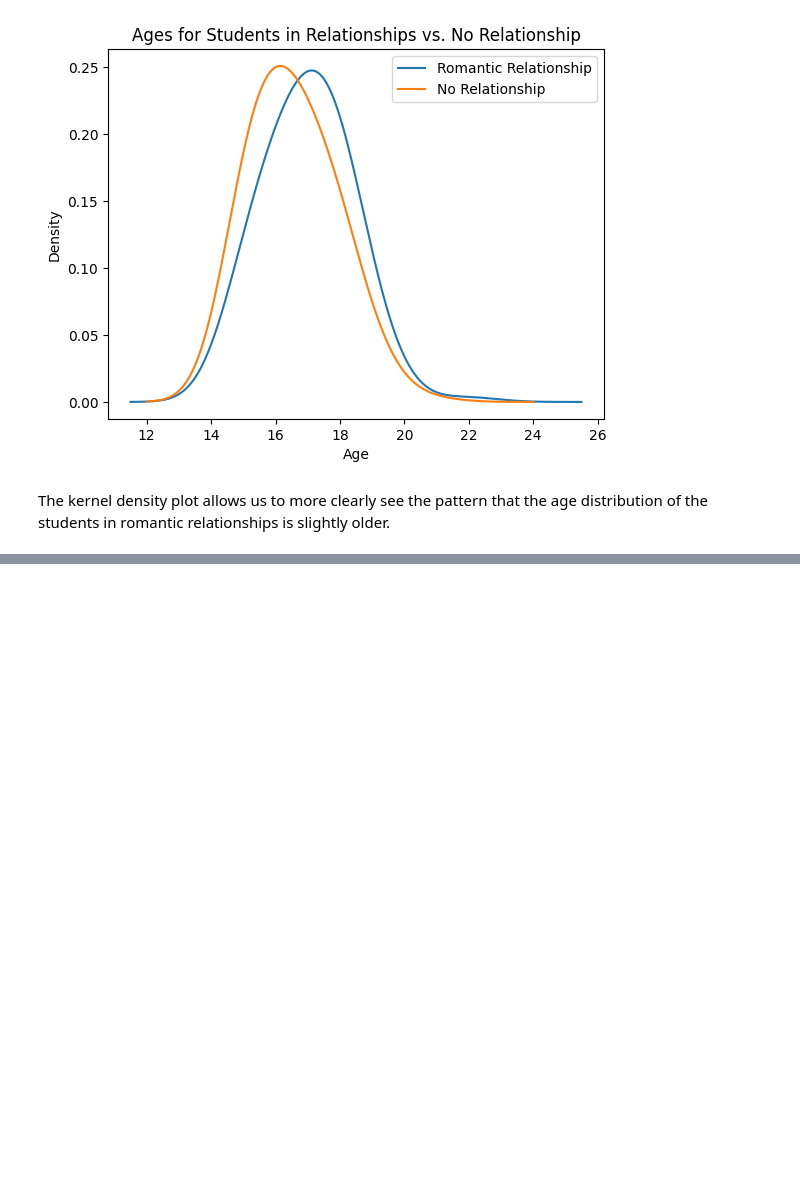
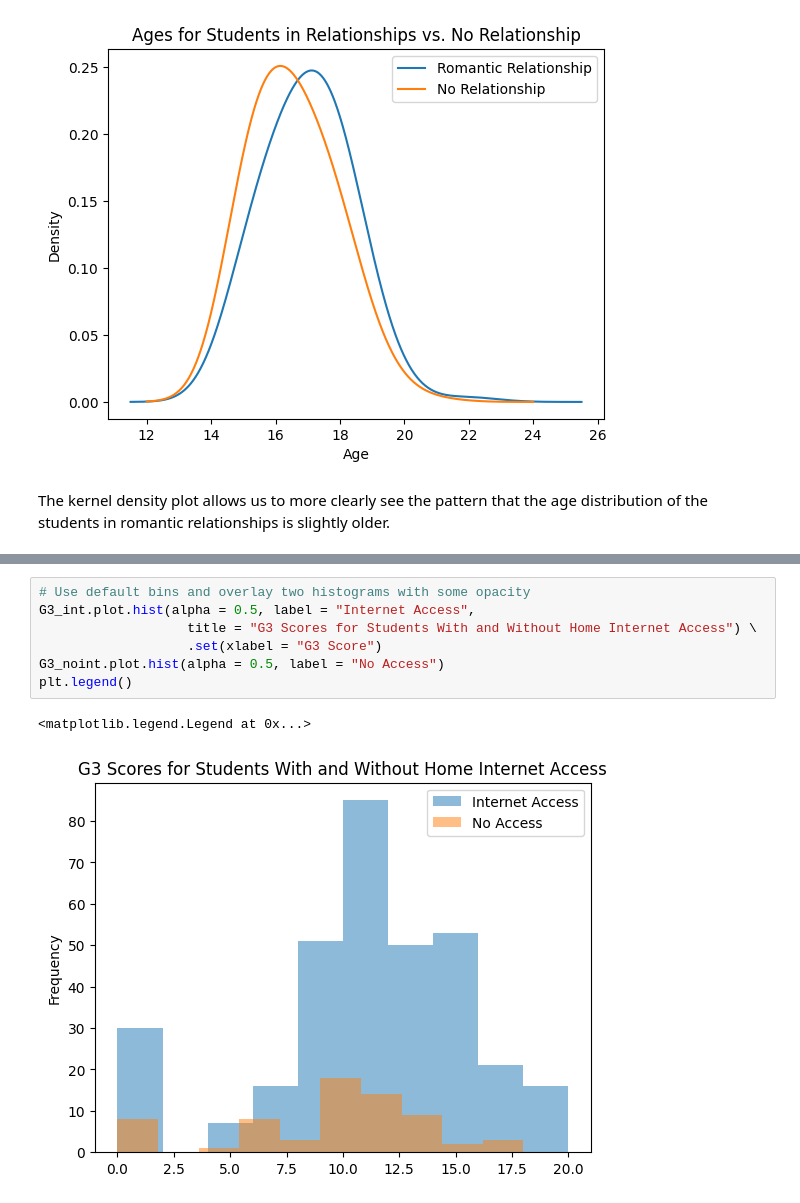
Before and after one commit to ewarren38/HW4_WarrenE, a Jupyter notebook: HW4_WarrenE.ipynb, the cells around one changed output, grey strips where cells are left out. Drawn from its saved outputs; the diff is of its cells as text; blank space fills up the shorter version.

```diff
--- a/HW4_WarrenE.ipynb
+++ b/HW4_WarrenE.ipynb
@@ -318,0 +332,10 @@ The kernel density plot allows us to more clearly see the pattern that the age d
+# %%
+# Use default bins and overlay two histograms with some opacity
+G3_int.plot.hist(alpha = 0.5, label = "Internet Access",
+                   title = "G3 Scores for Students With and Without Home Internet Access") \
+                   .set(xlabel = "G3 Score")
+G3_noint.plot.hist(alpha = 0.5, label = "No Access")
+plt.legend()
+# %% [output]
+<matplotlib.legend.Legend at 0x...>
+[figure, added]
```
Also changed, not shown: parts of 29 cells of this notebook.
